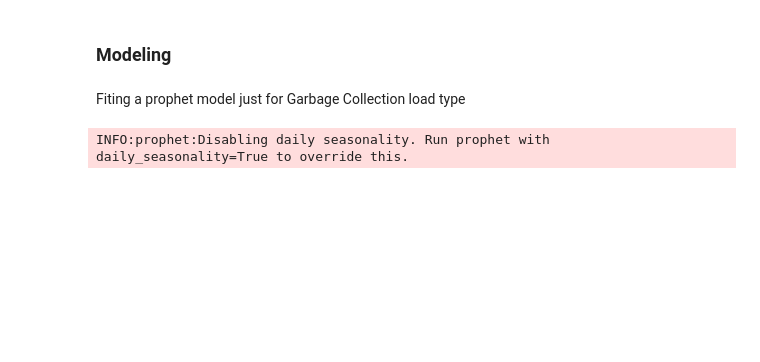
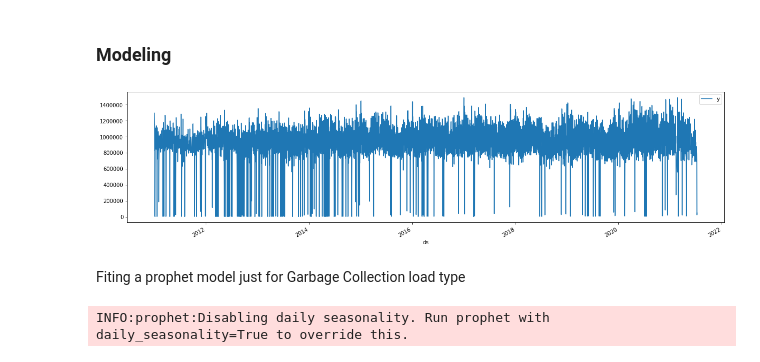
Before and after one commit to darenasc/data_world_league_2022, a Jupyter notebook: notebooks/k-nearest-teammates-submission-nb.ipynb, the cells around one changed output. Drawn from its saved outputs; the diff is of its cells as text; code cells hidden in the pictures; blank space fills up the shorter version.

```diff
--- a/notebooks/k-nearest-teammates-submission-nb.ipynb
+++ b/notebooks/k-nearest-teammates-submission-nb.ipynb
@@ -106,5 +104,10 @@ df_gc.columns = ['ds', 'y']
 df_gc_train = df_gc[df_gc.ds < '2020-01-01']
 df_gc_test = df_gc[df_gc.ds >= '2020-01-01']
+# %%
+df_gc.plot(x ='ds', y='y', kind = 'line',figsize=(20, 5))
+plt.show()
+# %% [output]
+[figure, added]
 # %% [markdown]
 Fiting a prophet model just for Garbage Collection load type
 # %%
```
Also changed, not shown: parts of 7 cells of this notebook, 1 other file.
